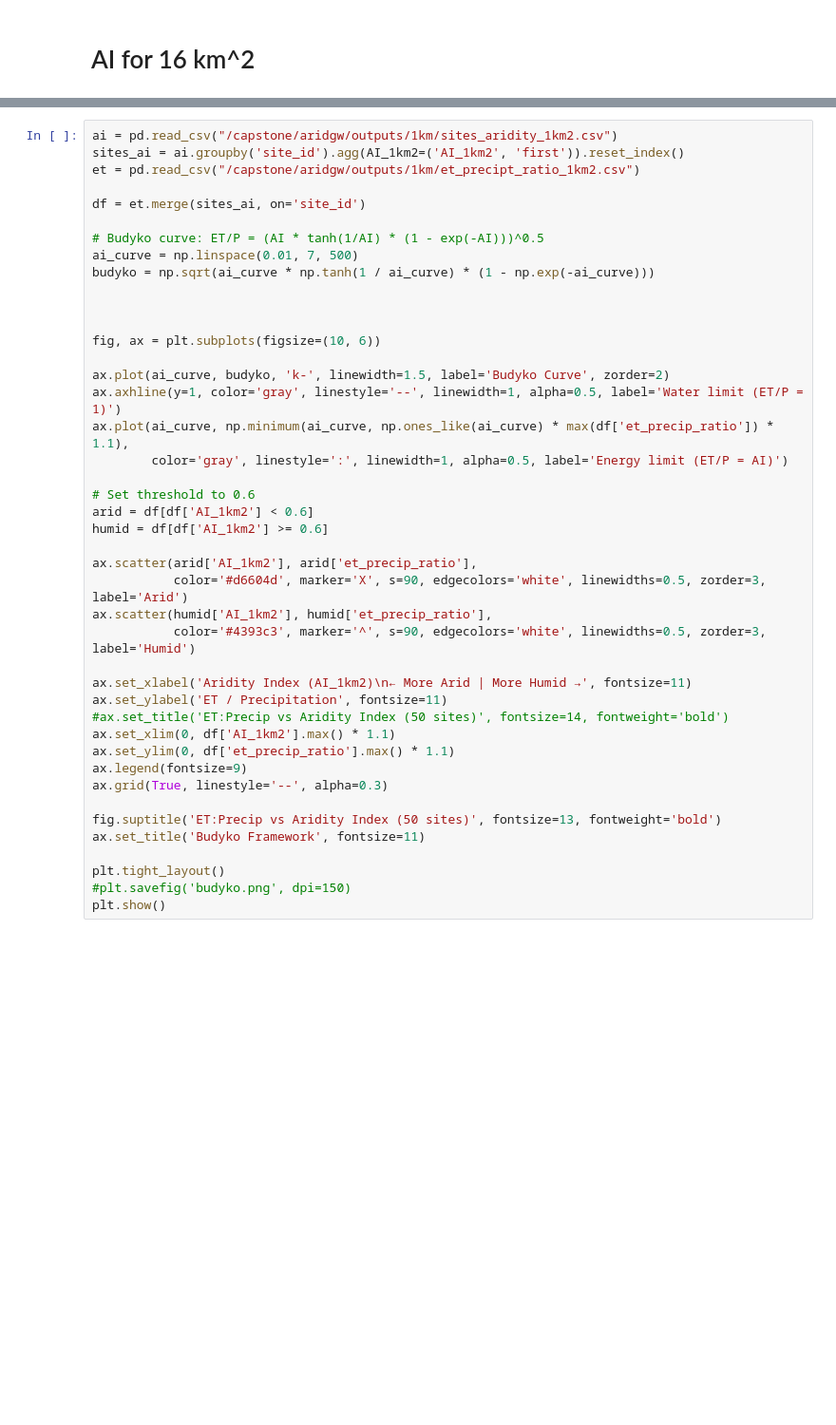
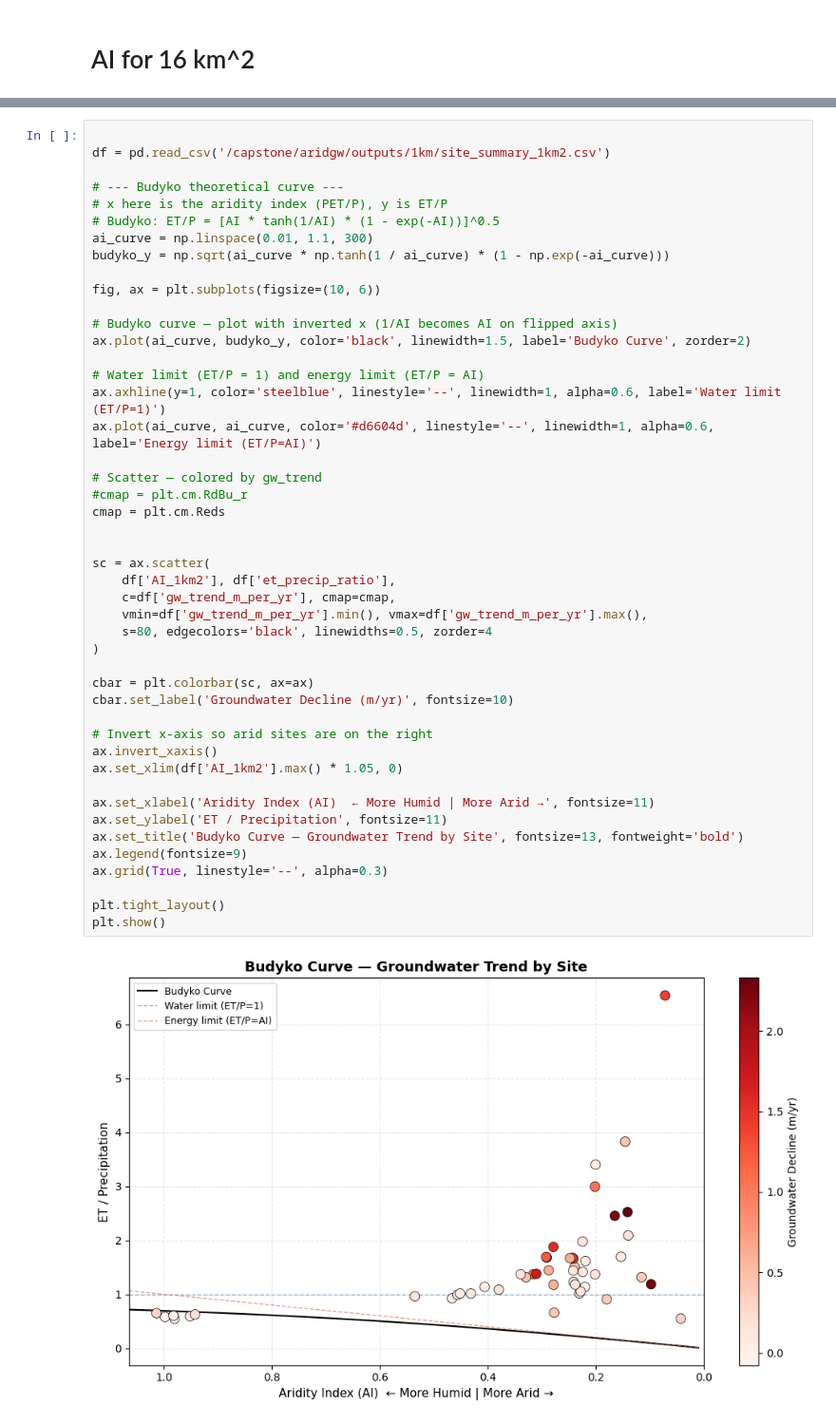
Before and after one commit to meds-AridGW/GW-depth-data-exploration, a Jupyter notebook: aridity_index/aridy_index.ipynb, the cells around one changed output, grey strips where cells are left out. Shown at 95% size. Saved outputs shown, nothing was run; the diff lists cells and outputs as text; blank space fills up the shorter version.

Commit message:
Fix csv path, finish budyko curve

```diff
--- a/aridity_index/aridy_index.ipynb
+++ b/aridity_index/aridy_index.ipynb
@@ -662,43 +288,48 @@ et.head()
 # %%
-ai = pd.read_csv("/capstone/aridgw/outputs/1km/sites_aridity_1km2.csv")
-sites_ai = ai.groupby('site_id').agg(AI_1km2=('AI_1km2', 'first')).reset_index()
-et = pd.read_csv("/capstone/aridgw/outputs/1km/et_precipt_ratio_1km2.csv")
 
-df = et.merge(sites_ai, on='site_id')
+df = pd.read_csv('/capstone/aridgw/outputs/1km/site_summary_1km2.csv')
 
-# Budyko curve: ET/P = (AI * tanh(1/AI) * (1 - exp(-AI)))^0.5
-ai_curve = np.linspace(0.01, 7, 500)
-budyko = np.sqrt(ai_curve * np.tanh(1 / ai_curve) * (1 - np.exp(-ai_curve)))
-
-
+# --- Budyko theoretical curve ---
+# x here is the aridity index (PET/P), y is ET/P
+# Budyko: ET/P = [AI * tanh(1/AI) * (1 - exp(-AI))]^0.5
+ai_curve = np.linspace(0.01, 1.1, 300)
+budyko_y = np.sqrt(ai_curve * np.tanh(1 / ai_curve) * (1 - np.exp(-ai_curve)))
 
 fig, ax = plt.subplots(figsize=(10, 6))
 
-ax.plot(ai_curve, budyko, 'k-', linewidth=1.5, label='Budyko Curve', zorder=2)
-ax.axhline(y=1, color='gray', linestyle='--', linewidth=1, alpha=0.5, label='Water limit (ET/P = 1)')
-ax.plot(ai_curve, np.minimum(ai_curve, np.ones_like(ai_curve) * max(df['et_precip_ratio']) * 1.1),
-        color='gray', linestyle=':', linewidth=1, alpha=0.5, label='Energy limit (ET/P = AI)')
+# Budyko curve — plot with inverted x (1/AI becomes AI on flipped axis)
+ax.plot(ai_curve, budyko_y, color='black', linewidth=1.5, label='Budyko Curve', zorder=2)
 
-# Set threshold to 0.6
-arid = df[df['AI_1km2'] < 0.6]
-humid = df[df['AI_1km2'] >= 0.6]
+# Water limit (ET/P = 1) and energy limit (ET/P = AI)
+ax.axhline(y=1, color='steelblue', linestyle='--', linewidth=1, alpha=0.6, label='Water limit (ET/P=1)')
+ax.plot(ai_curve, ai_curve, color='#d6604d', linestyle='--', linewidth=1, alpha=0.6, label='Energy limit (ET/P=AI)')
 
-ax.scatter(arid['AI_1km2'], arid['et_precip_ratio'],
-           color='#d6604d', marker='X', s=90, edgecolors='white', linewidths=0.5, zorder=3, label='Arid')
-ax.scatter(humid['AI_1km2'], humid['et_precip_ratio'],
-           color='#4393c3', marker='^', s=90, edgecolors='white', linewidths=0.5, zorder=3, label='Humid')
+# Scatter — colored by gw_trend
+#cmap = plt.cm.RdBu_r
+cmap = plt.cm.Reds
 
-ax.set_xlabel('Aridity Index (AI_1km2)\n← More Arid | More Humid →', fontsize=11)
+
+sc = ax.scatter(
+    df['AI_1km2'], df['et_precip_ratio'],
+    c=df['gw_trend_m_per_yr'], cmap=cmap,
+    vmin=df['gw_trend_m_per_yr'].min(), vmax=df['gw_trend_m_per_yr'].max(),
+    s=80, edgecolors='black', linewidths=0.5, zorder=4
+)
+
+cbar = plt.colorbar(sc, ax=ax)
+cbar.set_label('Groundwater Decline (m/yr)', fontsize=10)
+
+# Invert x-axis so arid sites are on the right
+ax.invert_xaxis()
+ax.set_xlim(df['AI_1km2'].max() * 1.05, 0)
+
+ax.set_xlabel('Aridity Index (AI)  ← More Humid | More Arid →', fontsize=11)
 ax.set_ylabel('ET / Precipitation', fontsize=11)
-#ax.set_title('ET:Precip vs Aridity Index (50 sites)', fontsize=14, fontweight='bold')
-ax.set_xlim(0, df['AI_1km2'].max() * 1.1)
-ax.set_ylim(0, df['et_precip_ratio'].max() * 1.1)
+ax.set_title('Budyko Curve — Groundwater Trend by Site', fontsize=13, fontweight='bold')
 ax.legend(fontsize=9)
 ax.grid(True, linestyle='--', alpha=0.3)
 
-fig.suptitle('ET:Precip vs Aridity Index (50 sites)', fontsize=13, fontweight='bold')
-ax.set_title('Budyko Framework', fontsize=11)
-
 plt.tight_layout()
-#plt.savefig('budyko.png', dpi=150)
 plt.show()
+# %% [output]
+[figure, added]
```
Also changed, not shown: parts of 29 cells of this notebook.
